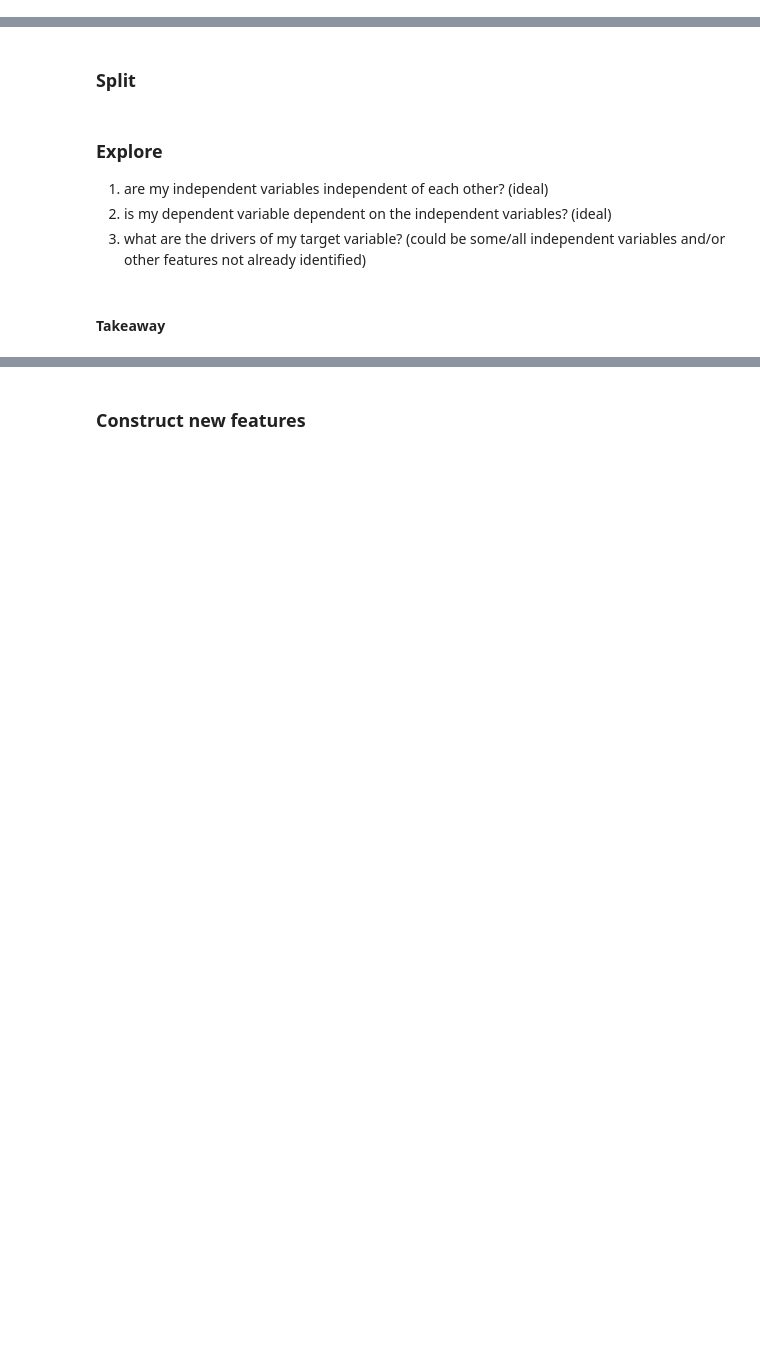
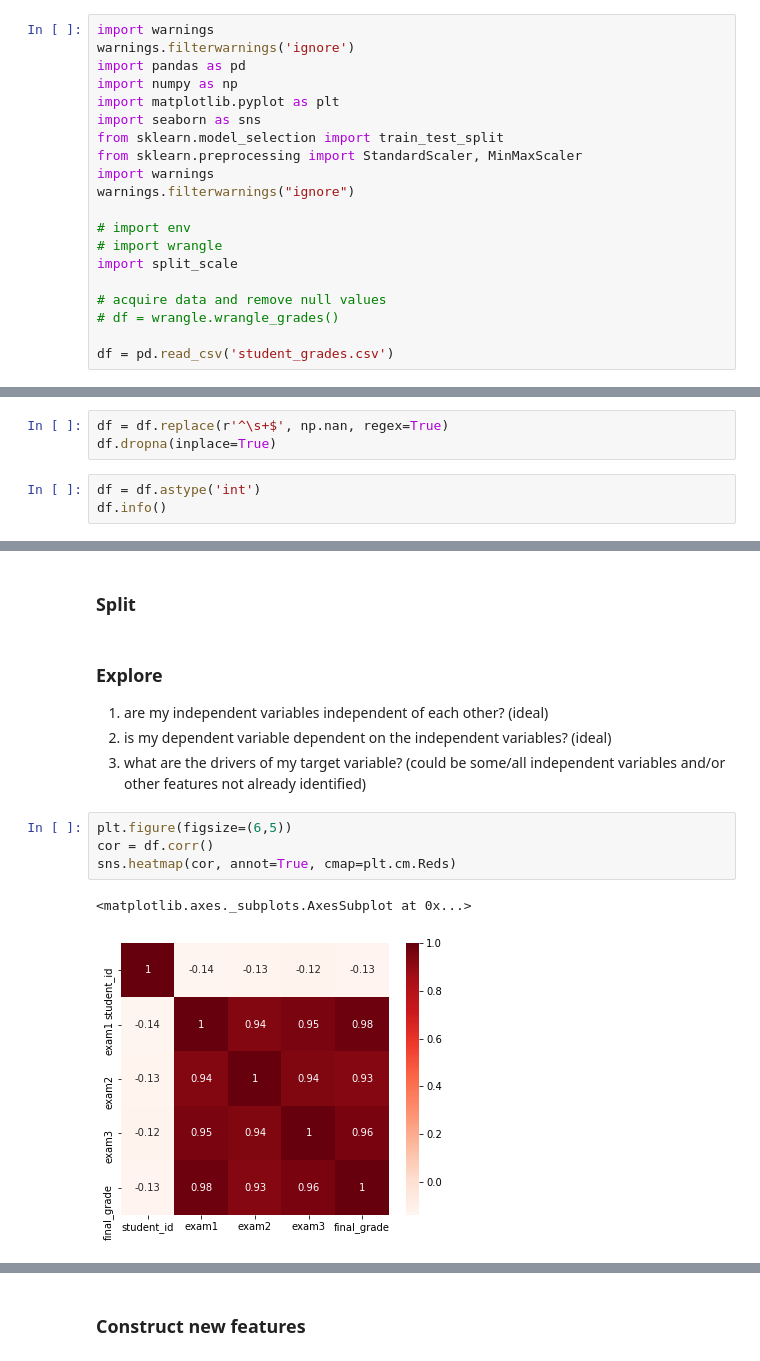
Before and after one commit to CodeupClassroom/bayes-methodologies-exercises, a Jupyter notebook: regression-day4.ipynb, the cells around one changed output, grey strips where cells are left out. Drawn from its saved outputs; the diff is of its cells as text; blank space fills up the shorter version.

```diff
--- a/regression-day4.ipynb
+++ b/regression-day4.ipynb
@@ -24,4 +21,30 @@ warnings.filterwarnings('ignore')
+# %%
+import warnings
+warnings.filterwarnings('ignore')
+import pandas as pd
+import numpy as np
+import matplotlib.pyplot as plt
+import seaborn as sns
+from sklearn.model_selection import train_test_split
+from sklearn.preprocessing import StandardScaler, MinMaxScaler
+import warnings
+warnings.filterwarnings("ignore")
+
+# import env
+# import wrangle
+import split_scale
+
+# acquire data and remove null values
+# df = wrangle.wrangle_grades()
+
+df = pd.read_csv('student_grades.csv')
 # %% [markdown]
 ### Acquire
 # %% [markdown]
 ### Prep
+# %%
+df = df.replace(r'^\s+$', np.nan, regex=True)
+df.dropna(inplace=True)
+# %%
+df = df.astype('int')
+df.info()
@@ -33,6 +67,10 @@ warnings.filterwarnings('ignore')
 1. are my independent variables independent of each other? (ideal)
 2. is my dependent variable dependent on the independent variables? (ideal)
 3. what are the drivers of my target variable? (could be some/all independent variables and/or other features not already identified)
-# %% [markdown]
-
-#### Takeaway
+# %%
+plt.figure(figsize=(6,5))
+cor = df.corr()
+sns.heatmap(cor, annot=True, cmap=plt.cm.Reds)
+# %% [output]
+<matplotlib.axes._subplots.AxesSubplot at 0x...>
+[figure, added]
```
Also changed, not shown: parts of 17 cells of this notebook.
